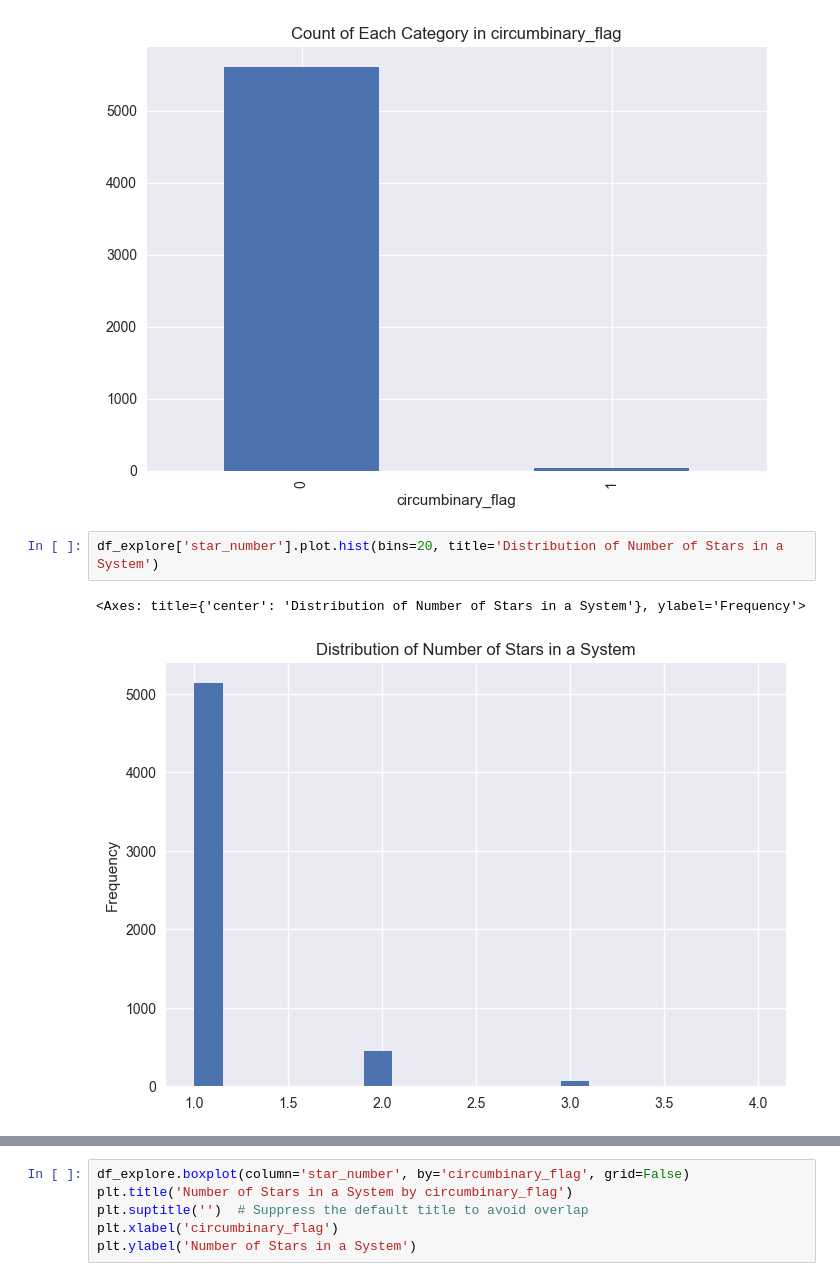
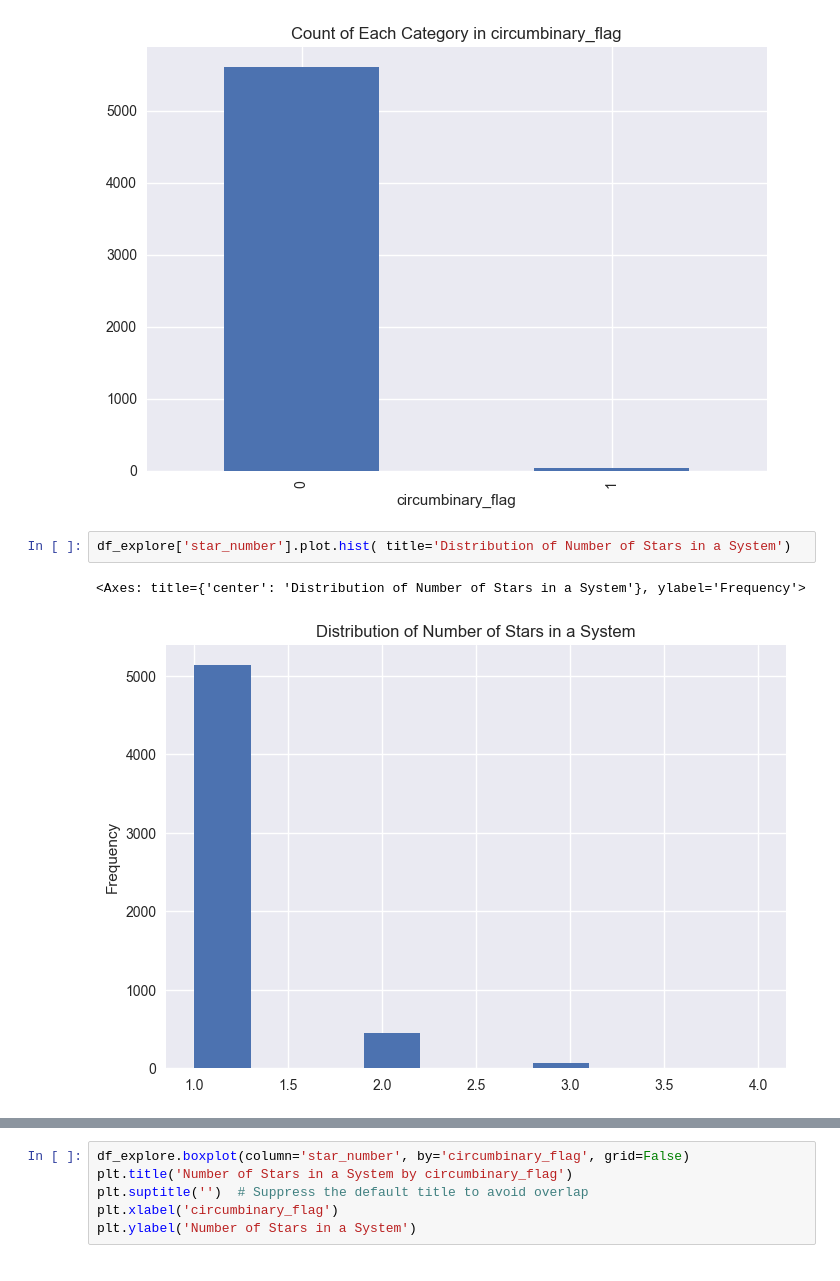
Before and after one commit to albertoseleto/exoplanets-classifier, a Jupyter notebook: thesis.ipynb, the cells around one changed output, grey strips where cells are left out. Saved outputs shown, nothing was run; the diff lists cells and outputs as text.

```diff
--- a/thesis.ipynb
+++ b/thesis.ipynb
@@ -160,7 +160,7 @@ df_explore['circumbinary_flag'].value_counts().plot.bar(title='Count of Each Cat
 <Axes: title={'center': 'Count of Each Category in circumbinary_flag'}, xlabel='circumbinary_flag'>
 [figure]
 # %%
-df_explore['star_number'].plot.hist(bins=20, title='Distribution of Number of Stars in a System')
+df_explore['star_number'].plot.hist( title='Distribution of Number of Stars in a System')
 # %% [output]
 <Axes: title={'center': 'Distribution of Number of Stars in a System'}, ylabel='Frequency'>
-[figure, old version]
+[figure, new version]
```
Also changed, not shown: parts of 10 cells of this notebook.
